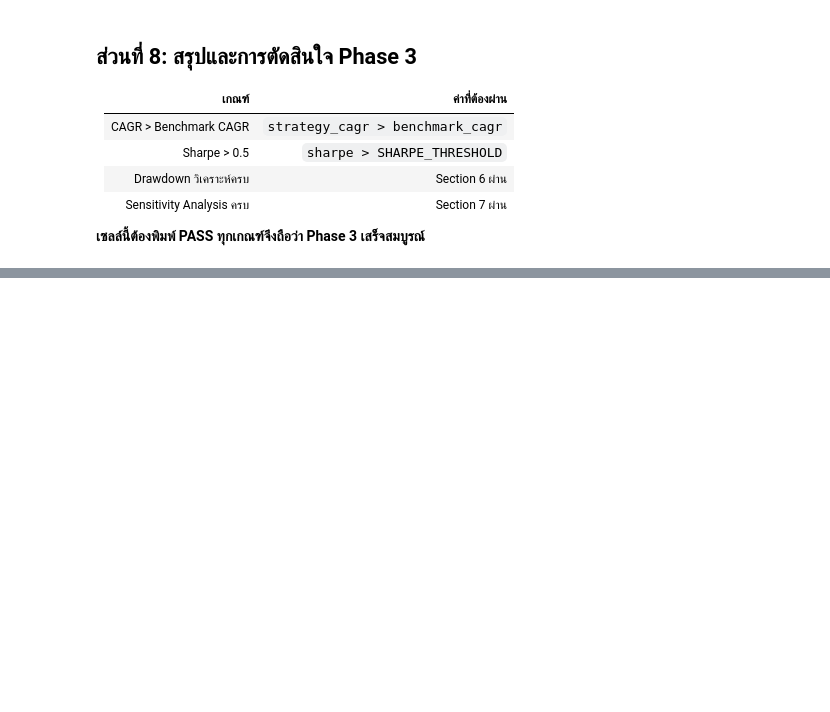
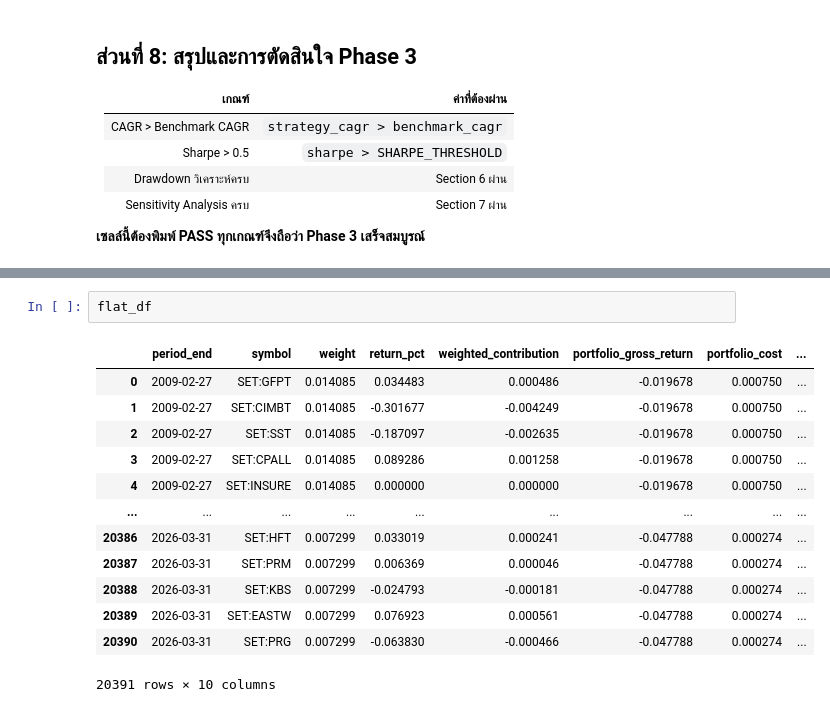
Before and after one commit to lumduan/csm-set, a Jupyter notebook: notebooks/03_backtest_analysis.ipynb, the cells around one changed output, grey strips where cells are left out. Cells and saved outputs as stored; diff of their text form; blank space fills up the shorter version.

```diff
--- a/notebooks/03_backtest_analysis.ipynb
+++ b/notebooks/03_backtest_analysis.ipynb
@@ -620,0 +745,16 @@ Win Rate                   59.02%
+# %%
+flat_df
+# %% [output]
+|  | period_end | symbol | weight | return_pct | weighted_contribution | portfolio_gross_return | portfolio_cost | ... |
+| 0 | 2009-02-27 | SET:GFPT | 0.014085 | 0.034483 | 0.000486 | -0.019678 | 0.000750 | ... |
+| 1 | 2009-02-27 | SET:CIMBT | 0.014085 | -0.301677 | -0.004249 | -0.019678 | 0.000750 | ... |
+| 2 | 2009-02-27 | SET:SST | 0.014085 | -0.187097 | -0.002635 | -0.019678 | 0.000750 | ... |
+| 3 | 2009-02-27 | SET:CPALL | 0.014085 | 0.089286 | 0.001258 | -0.019678 | 0.000750 | ... |
+| 4 | 2009-02-27 | SET:INSURE | 0.014085 | 0.000000 | 0.000000 | -0.019678 | 0.000750 | ... |
+| ... | ... | ... | ... | ... | ... | ... | ... | ... |
+| 20386 | 2026-03-31 | SET:HFT | 0.007299 | 0.033019 | 0.000241 | -0.047788 | 0.000274 | ... |
+| 20387 | 2026-03-31 | SET:PRM | 0.007299 | 0.006369 | 0.000046 | -0.047788 | 0.000274 | ... |
+| 20388 | 2026-03-31 | SET:KBS | 0.007299 | -0.024793 | -0.000181 | -0.047788 | 0.000274 | ... |
+| 20389 | 2026-03-31 | SET:EASTW | 0.007299 | 0.076923 | 0.000561 | -0.047788 | 0.000274 | ... |
+| 20390 | 2026-03-31 | SET:PRG | 0.007299 | -0.063830 | -0.000466 | -0.047788 | 0.000274 | ... |
+20391 rows × 10 columns
```
Also changed, not shown: parts of 9 cells of this notebook, 3 other files.
